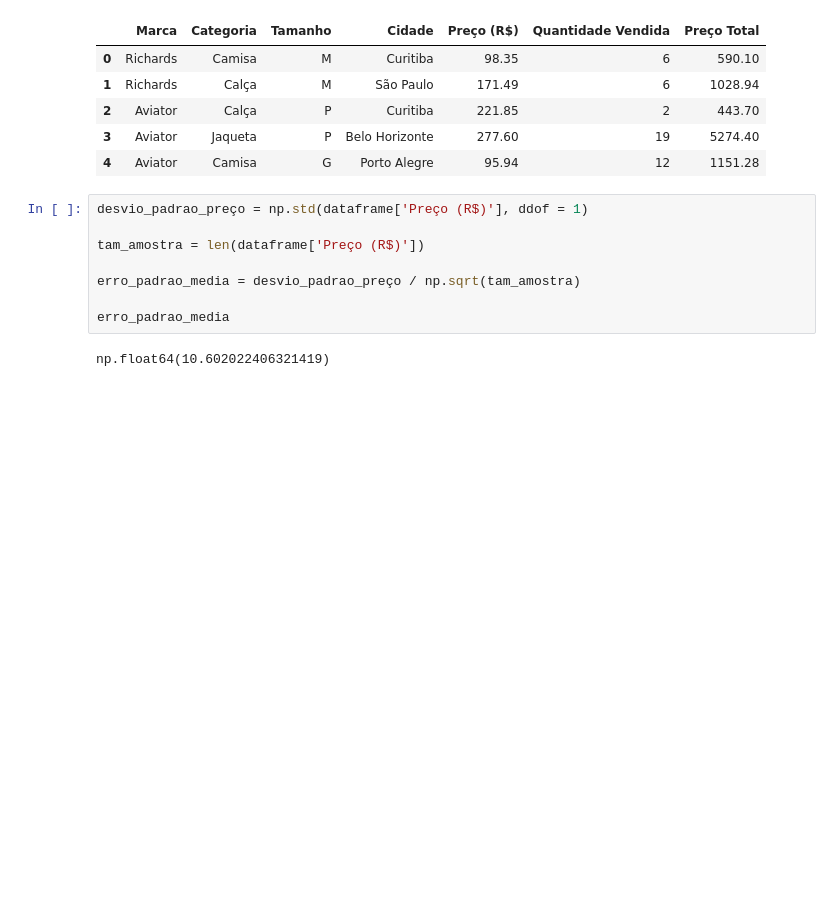
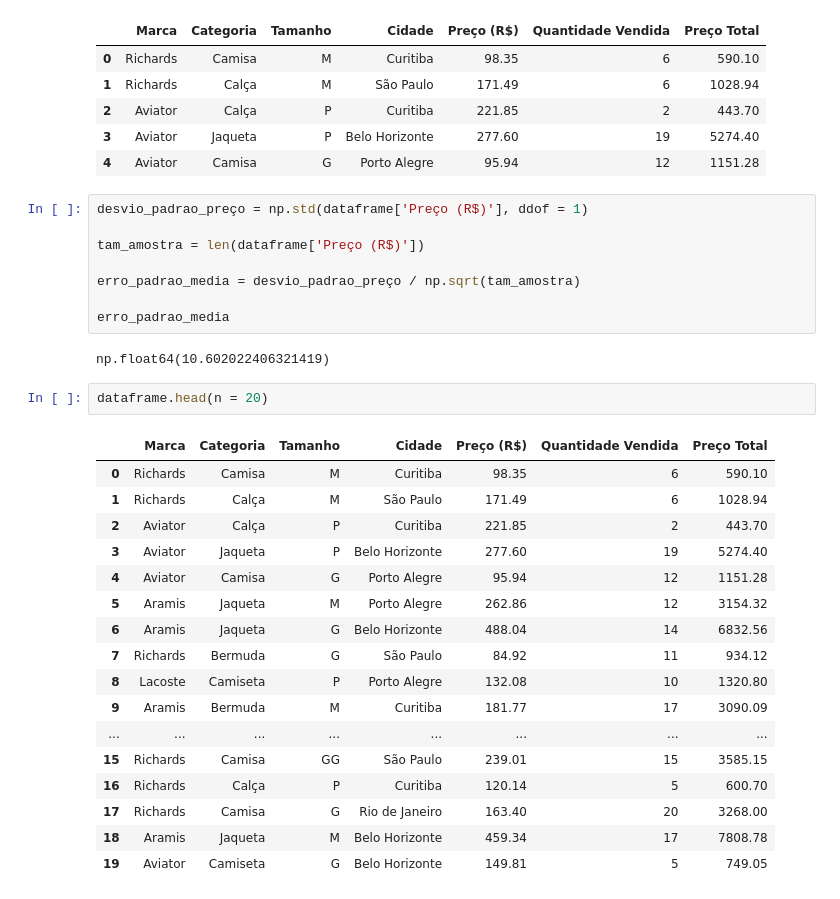
Before and after one commit to ArymanReis/tests_and_training, a Jupyter notebook: fundamentos_de_estatistica/fundamentos_de_estatistica.ipynb, the cells around one changed output. Saved outputs shown, nothing was run; the diff lists cells and outputs as text; blank space fills up the shorter version.

```diff
--- a/fundamentos_de_estatistica/fundamentos_de_estatistica.ipynb
+++ b/fundamentos_de_estatistica/fundamentos_de_estatistica.ipynb
@@ -212,3 +212,23 @@ erro_padrao_media = desvio_padrao_preço / np.sqrt(tam_amostra)
 erro_padrao_media
 # %% [output]
 np.float64(10.602022406321419)
+# %%
+dataframe.head(n = 20)
+# %% [output]
+|  | Marca | Categoria | Tamanho | Cidade | Preço (R$) | Quantidade Vendida | Preço Total |
+| 0 | Richards | Camisa | M | Curitiba | 98.35 | 6 | 590.10 |
+| 1 | Richards | Calça | M | São Paulo | 171.49 | 6 | 1028.94 |
+| 2 | Aviator | Calça | P | Curitiba | 221.85 | 2 | 443.70 |
+| 3 | Aviator | Jaqueta | P | Belo Horizonte | 277.60 | 19 | 5274.40 |
+| 4 | Aviator | Camisa | G | Porto Alegre | 95.94 | 12 | 1151.28 |
+| 5 | Aramis | Jaqueta | M | Porto Alegre | 262.86 | 12 | 3154.32 |
+| 6 | Aramis | Jaqueta | G | Belo Horizonte | 488.04 | 14 | 6832.56 |
+| 7 | Richards | Bermuda | G | São Paulo | 84.92 | 11 | 934.12 |
+| 8 | Lacoste | Camiseta | P | Porto Alegre | 132.08 | 10 | 1320.80 |
+| 9 | Aramis | Bermuda | M | Curitiba | 181.77 | 17 | 3090.09 |
+| ... | ... | ... | ... | ... | ... | ... | ... |
+| 15 | Richards | Camisa | GG | São Paulo | 239.01 | 15 | 3585.15 |
+| 16 | Richards | Calça | P | Curitiba | 120.14 | 5 | 600.70 |
+| 17 | Richards | Camisa | G | Rio de Janeiro | 163.40 | 20 | 3268.00 |
+| 18 | Aramis | Jaqueta | M | Belo Horizonte | 459.34 | 17 | 7808.78 |
+| 19 | Aviator | Camiseta | G | Belo Horizonte | 149.81 | 5 | 749.05 |
```
Also changed, not shown: parts of 1 cell of this notebook, 1 other file.
